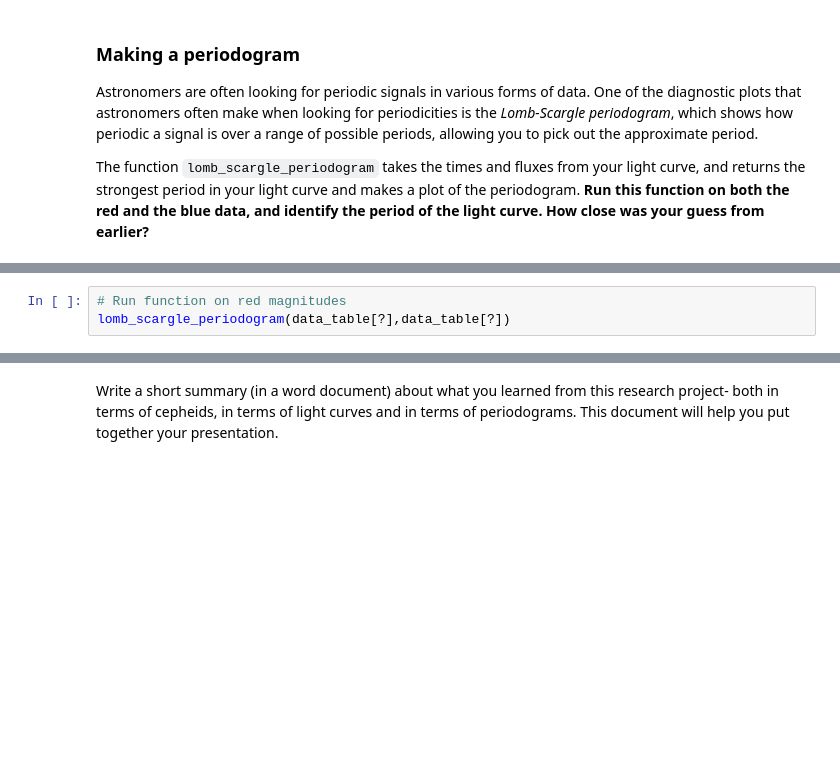
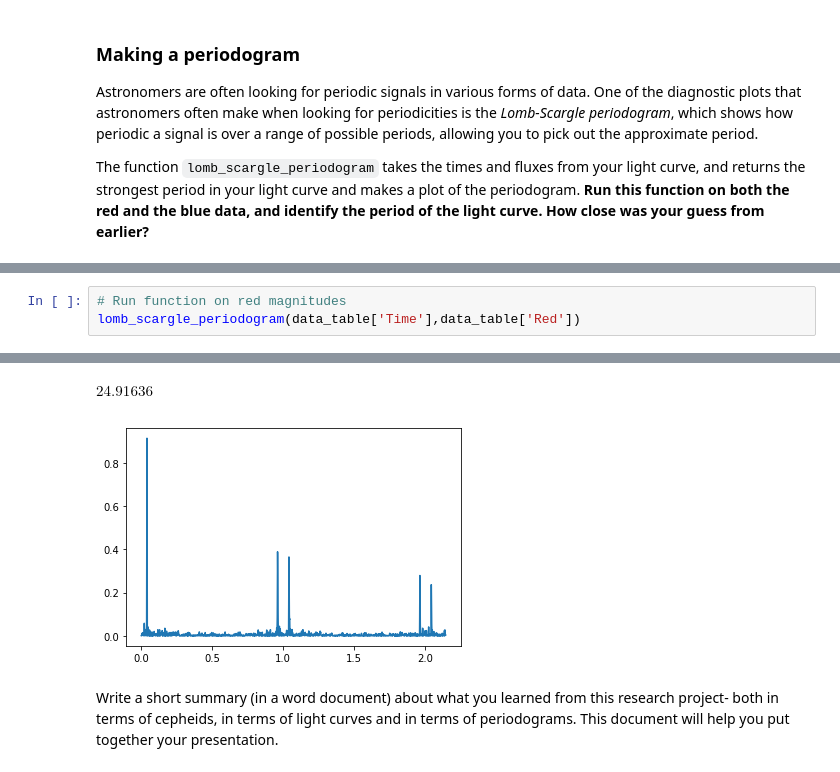
Before and after one commit to ogeokoronkwo/Astro3190_Okoronkwo, a Jupyter notebook: lessons/Cepheid_research_LastName.ipynb, the cells around one changed output, grey strips where cells are left out. Cells and saved outputs as stored; diff of their text form; blank space fills up the shorter version.

```diff
--- a/lessons/Cepheid_research_LastName.ipynb
+++ b/lessons/Cepheid_research_LastName.ipynb
@@ -236,4 +234,4 @@ SyntaxError: invalid syntax (<ipython-input-9-f8b1f0a52233>, line 2)
 # %%
 # Run function on red magnitudes
-lomb_scargle_periodogram(data_table[?],data_table[?])
+lomb_scargle_periodogram(data_table['Time'],data_table['Red'])
 # %% [output]
@@ -241,2 +239,4 @@ SyntaxError: invalid syntax (<ipython-input-10-795eba3eb9ee>, line 2)
+$24.91636 \; \mathrm{}$
+[figure, added]
 # %% [markdown]
 Write a short summary (in a word document) about what you learned from this research project- both in terms of cepheids, in terms of light curves and in terms of periodograms.  This document will help you put together your presentation.
```
Also changed, not shown: parts of 5 cells of this notebook.
